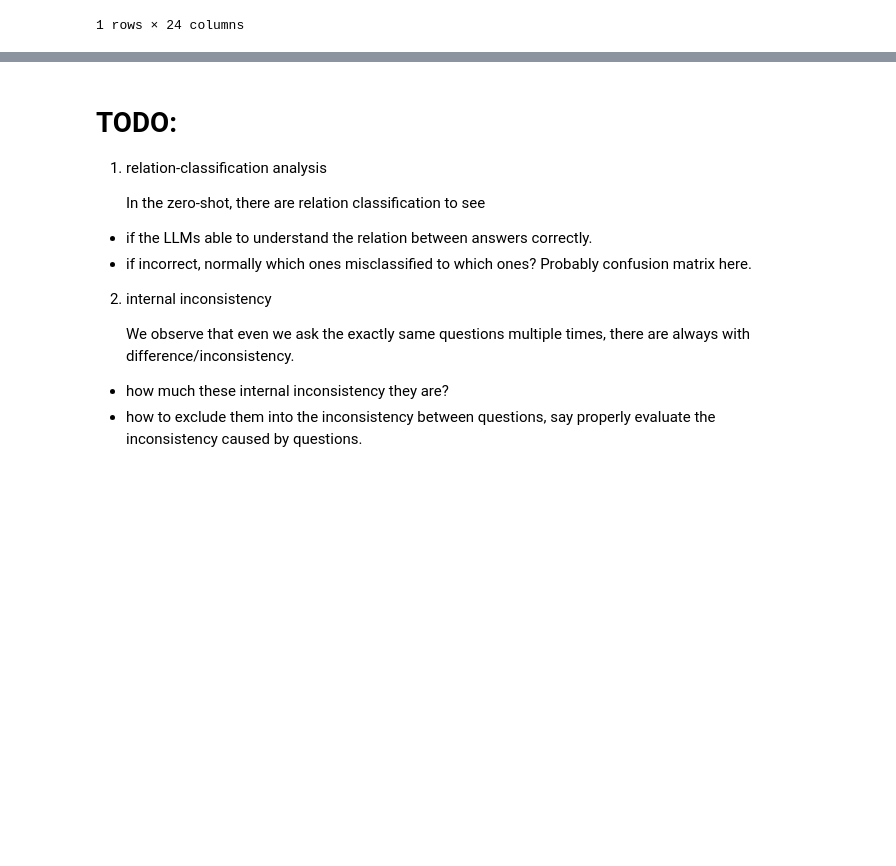
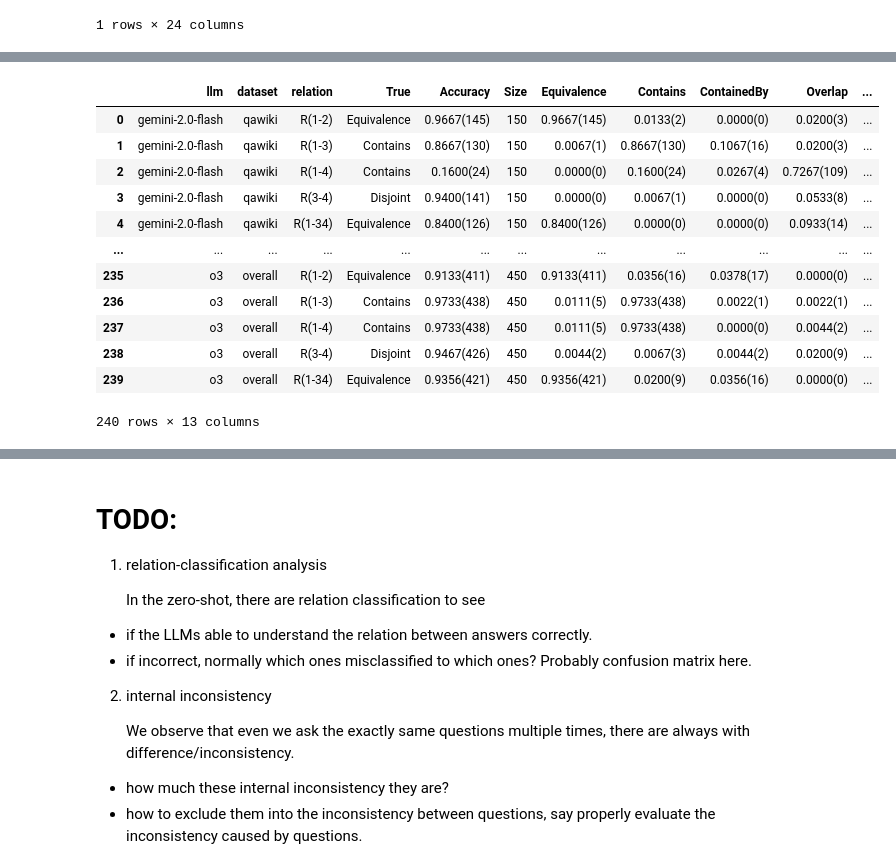
Before and after one commit to GabrieleT0/Answer-Set-Consistency-of-LLMs-For-QA, a Jupyter notebook: src/answer_analysis.ipynb, the cells around one changed output, grey strips where cells are left out. Cells and saved outputs as stored; diff of their text form; code cells hidden in the pictures; blank space fills up the shorter version.

Commit message:
update analysis results, now all in output folder

```diff
--- a/src/answer_analysis.ipynb
+++ b/src/answer_analysis.ipynb
@@ -772,0 +791,10 @@ AttributeError: 'list' object has no attribute 'groupby'
+# %%
+import os
+import pandas as pd
+# Relation Classification
+root_dir = os.path.dirname(os.path.dirname(os.path.abspath(__name__))) + "/data/answers/zero-shot/"
+datasets=["spinach", "qawiki",'synthetic']
+llms = ['gpt-4.1-2025-04-14', 'gpt-4.1-mini-2025-04-14', 'gpt-4.1-nano-2025-04-14',
+        'gpt-4o','o3','gpt-5-nano',"gpt-5-mini","gpt-5",
+        "gemini-2.0-flash","gemini-2.5-flash","gemini-2.5-pro",
+        "grok-3-mini","deepseek-chat","deepseek-reasoner","llama3.1:8b","llama3.3:70b"]
@@ -772,0 +848,3 @@ AttributeError: 'list' object has no attribute 'groupby'
+# %%
+df_relation = load_relations(root_dir, datasets, llms)
+df_relation
@@ -772,0 +1073,23 @@ AttributeError: 'list' object has no attribute 'groupby'
+# %%
+# From your df_relation:
+table = confusion_table_from_df(df_relation, include_overall=True, round_digits=4)
+
+# Save if you want:
+table.to_csv("../output/relation_summary.csv", index=False)
+table.to_excel("../output/relation_summary.xlsx", index=False)
+# %%
+table
+# %% [output]
+|  | llm | dataset | relation | True | Accuracy | Size | Equivalence | Contains | ContainedBy | Overlap | ... |
+| 0 | gemini-2.0-flash | qawiki | R(1-2) | Equivalence | 0.9667(145) | 150 | 0.9667(145) | 0.0133(2) | 0.0000(0) | 0.0200(3) | ... |
+| 1 | gemini-2.0-flash | qawiki | R(1-3) | Contains | 0.8667(130) | 150 | 0.0067(1) | 0.8667(130) | 0.1067(16) | 0.0200(3) | ... |
+| 2 | gemini-2.0-flash | qawiki | R(1-4) | Contains | 0.1600(24) | 150 | 0.0000(0) | 0.1600(24) | 0.0267(4) | 0.7267(109) | ... |
+| 3 | gemini-2.0-flash | qawiki | R(3-4) | Disjoint | 0.9400(141) | 150 | 0.0000(0) | 0.0067(1) | 0.0000(0) | 0.0533(8) | ... |
+| 4 | gemini-2.0-flash | qawiki | R(1-34) | Equivalence | 0.8400(126) | 150 | 0.8400(126) | 0.0000(0) | 0.0000(0) | 0.0933(14) | ... |
+| ... | ... | ... | ... | ... | ... | ... | ... | ... | ... | ... | ... |
+| 235 | o3 | overall | R(1-2) | Equivalence | 0.9133(411) | 450 | 0.9133(411) | 0.0356(16) | 0.0378(17) | 0.0000(0) | ... |
+| 236 | o3 | overall | R(1-3) | Contains | 0.9733(438) | 450 | 0.0111(5) | 0.9733(438) | 0.0022(1) | 0.0022(1) | ... |
+| 237 | o3 | overall | R(1-4) | Contains | 0.9733(438) | 450 | 0.0111(5) | 0.9733(438) | 0.0000(0) | 0.0044(2) | ... |
+| 238 | o3 | overall | R(3-4) | Disjoint | 0.9467(426) | 450 | 0.0044(2) | 0.0067(3) | 0.0044(2) | 0.0200(9) | ... |
+| 239 | o3 | overall | R(1-34) | Equivalence | 0.9356(421) | 450 | 0.9356(421) | 0.0200(9) | 0.0356(16) | 0.0000(0) | ... |
+240 rows × 13 columns
```
Also changed, not shown: parts of 10 cells of this notebook, 12 other files.
